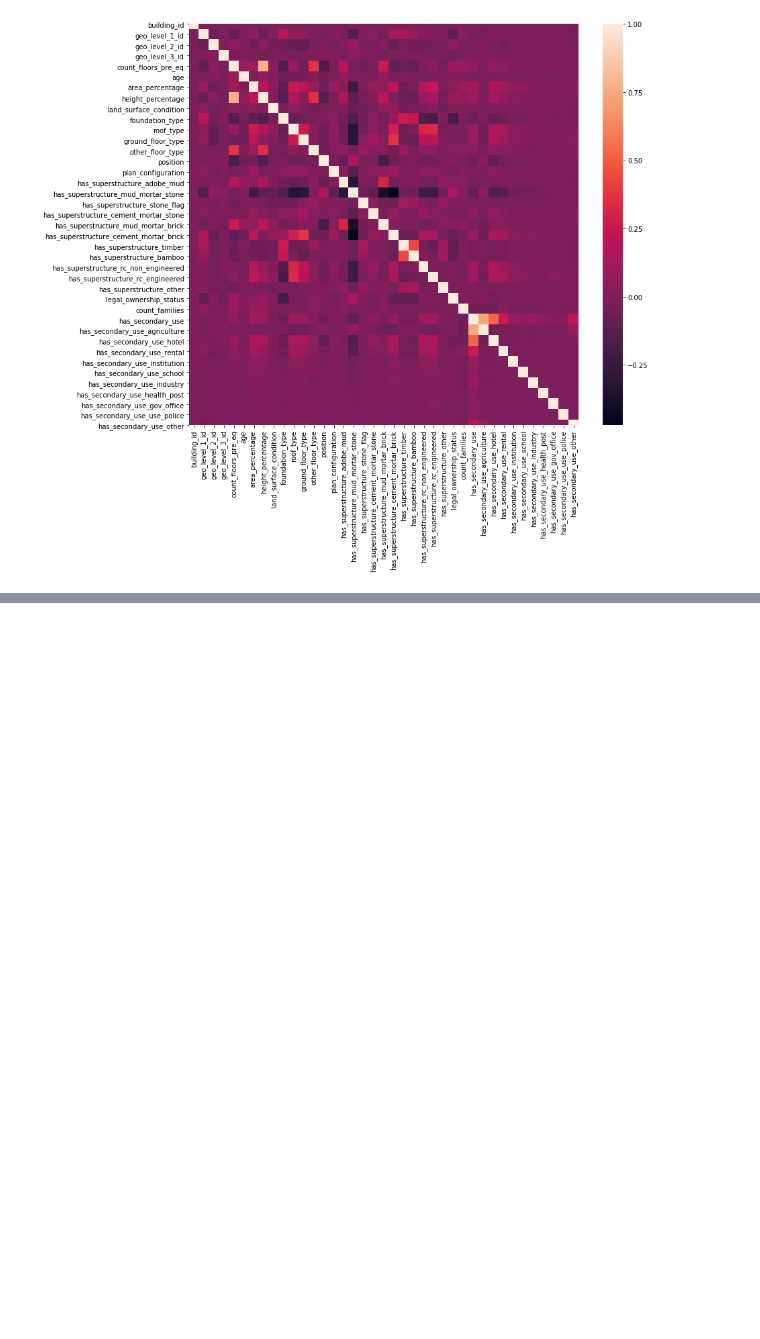
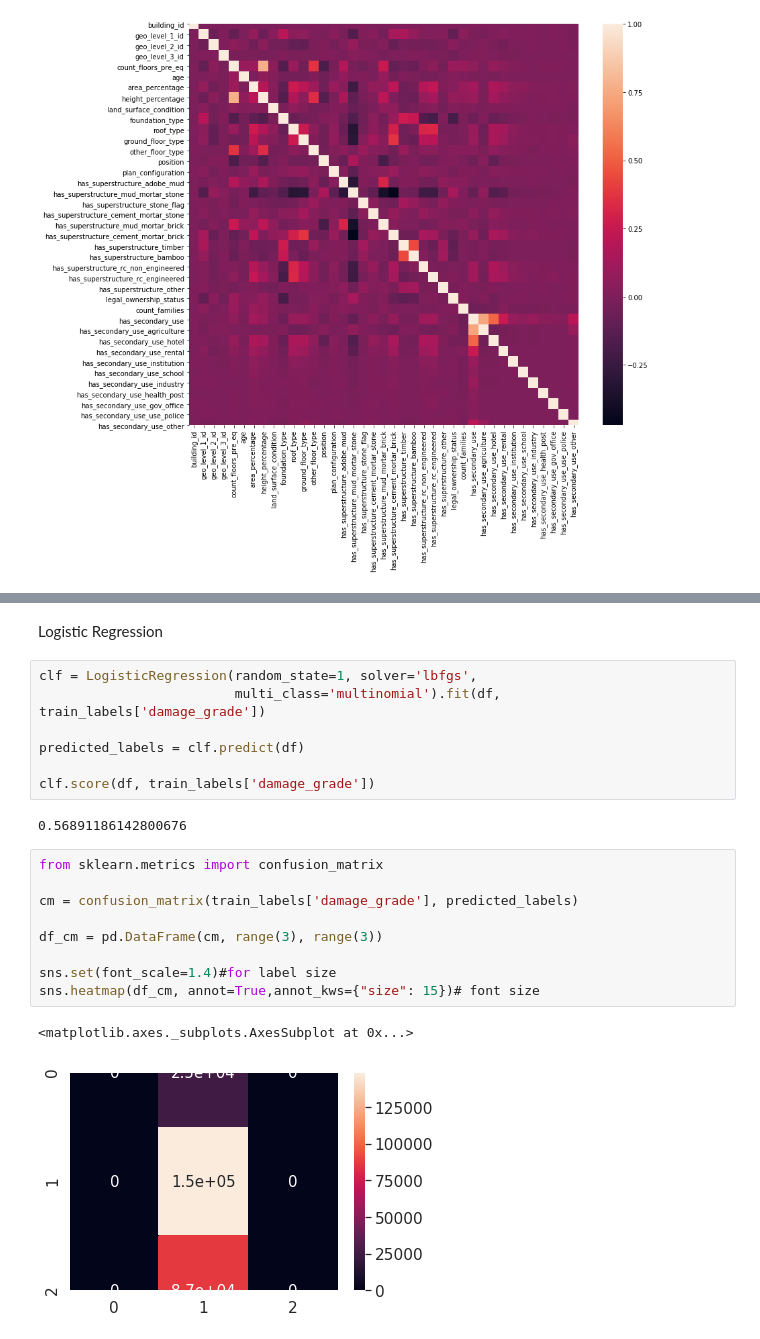
Before and after one commit to aishwarya-1/data_analytics_project, a Jupyter notebook: basic_analysis_EDA.ipynb, the cells around one changed output, grey strips where cells are left out. Saved outputs shown, nothing was run; the diff lists cells and outputs as text; blank space fills up the shorter version.

Commit message:
logistic regression done

```diff
--- a/basic_analysis_EDA.ipynb
+++ b/basic_analysis_EDA.ipynb
@@ -203,0 +203,23 @@ KeyboardInterrupt:
+# %% [markdown]
+Logistic Regression
+# %%
+clf = LogisticRegression(random_state=1, solver='lbfgs',
+                         multi_class='multinomial').fit(df, train_labels['damage_grade'])
+
+predicted_labels = clf.predict(df)
+
+clf.score(df, train_labels['damage_grade'])
+# %% [output]
+0.56891186142800676
+# %%
+from sklearn.metrics import confusion_matrix
+
+cm = confusion_matrix(train_labels['damage_grade'], predicted_labels)
+
+df_cm = pd.DataFrame(cm, range(3), range(3))
+
+sns.set(font_scale=1.4)#for label size
+sns.heatmap(df_cm, annot=True,annot_kws={"size": 15})# font size
+# %% [output]
+<matplotlib.axes._subplots.AxesSubplot at 0x...>
+[figure, added]
```
Also changed, not shown: parts of 8 cells of this notebook.
